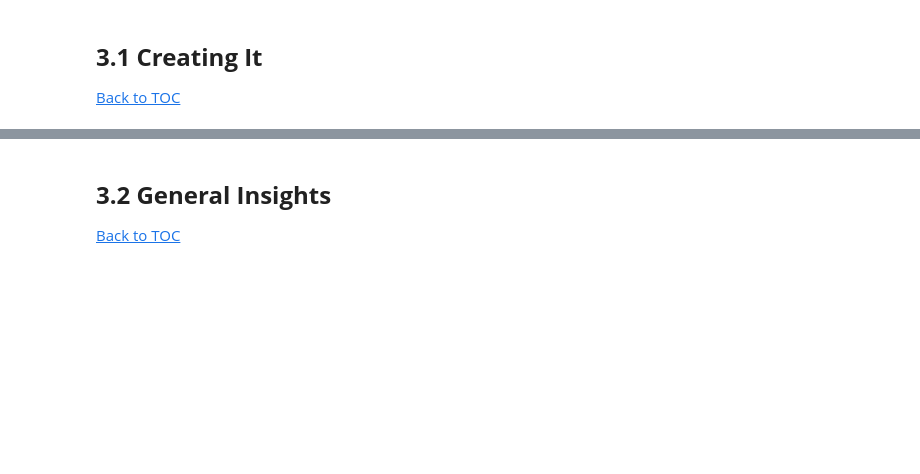
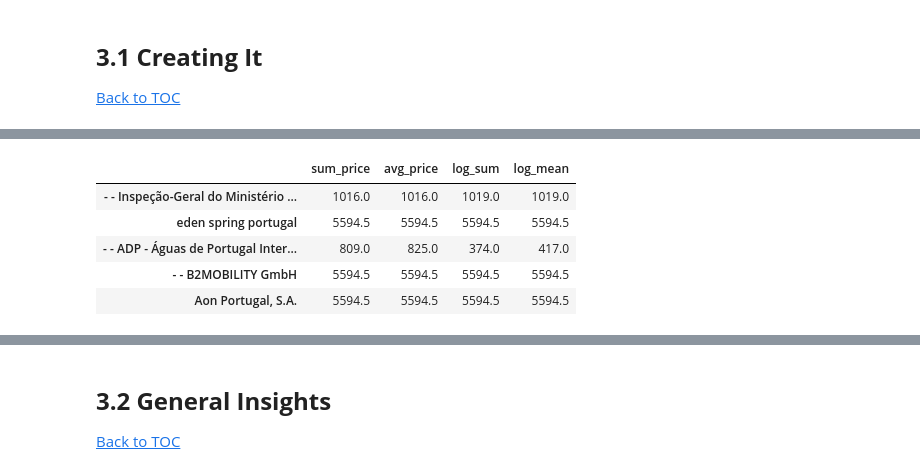
Before and after one commit to beatrizmarques2005/network-analysis, a Jupyter notebook: project/notebooks/02_network.ipynb, the cells around one changed output, grey strips where cells are left out. Drawn from its saved outputs; the diff is of its cells as text; code cells hidden in the pictures; blank space fills up the shorter version.

```diff
--- a/project/notebooks/02_network.ipynb
+++ b/project/notebooks/02_network.ipynb
@@ -158,0 +333,19 @@ for _, row in data.iterrows():
+# %%
+weight_modes = ["sum_price", "avg_price", "log_sum", "log_mean"]
+
+graphs = {
+    mode: build_contract_network(data, weight_mode=mode)
+    for mode in weight_modes
+}
+# %%
+for mode, G in graphs.items():
+    volume = {
+        node: sum(d["total_price"] for _, _, d in G.edges(node, data=True))
+        for node in G.nodes()
+    }
+
+    degree = dict(G.degree())
+
+    corr = pd.Series(degree).corr(pd.Series(volume))
+
+    print(f"{mode:10s} → degree-volume correlation: {corr:.3f}")
@@ -158,0 +406,10 @@ for _, row in data.iterrows():
+# %%
+rank_df = pd.DataFrame(rankings)
+rank_df.head()
+# %% [output]
+|  | sum_price | avg_price | log_sum | log_mean |
+| - - Inspeção-Geral do Ministério ... | 1016.0 | 1016.0 | 1019.0 | 1019.0 |
+| eden spring portugal | 5594.5 | 5594.5 | 5594.5 | 5594.5 |
+| - - ADP - Águas de Portugal Inter... | 809.0 | 825.0 | 374.0 | 417.0 |
+| - - B2MOBILITY GmbH | 5594.5 | 5594.5 | 5594.5 | 5594.5 |
+| Aon Portugal, S.A. | 5594.5 | 5594.5 | 5594.5 | 5594.5 |
```
Also changed, not shown: parts of 23 cells of this notebook, 2 other files.
